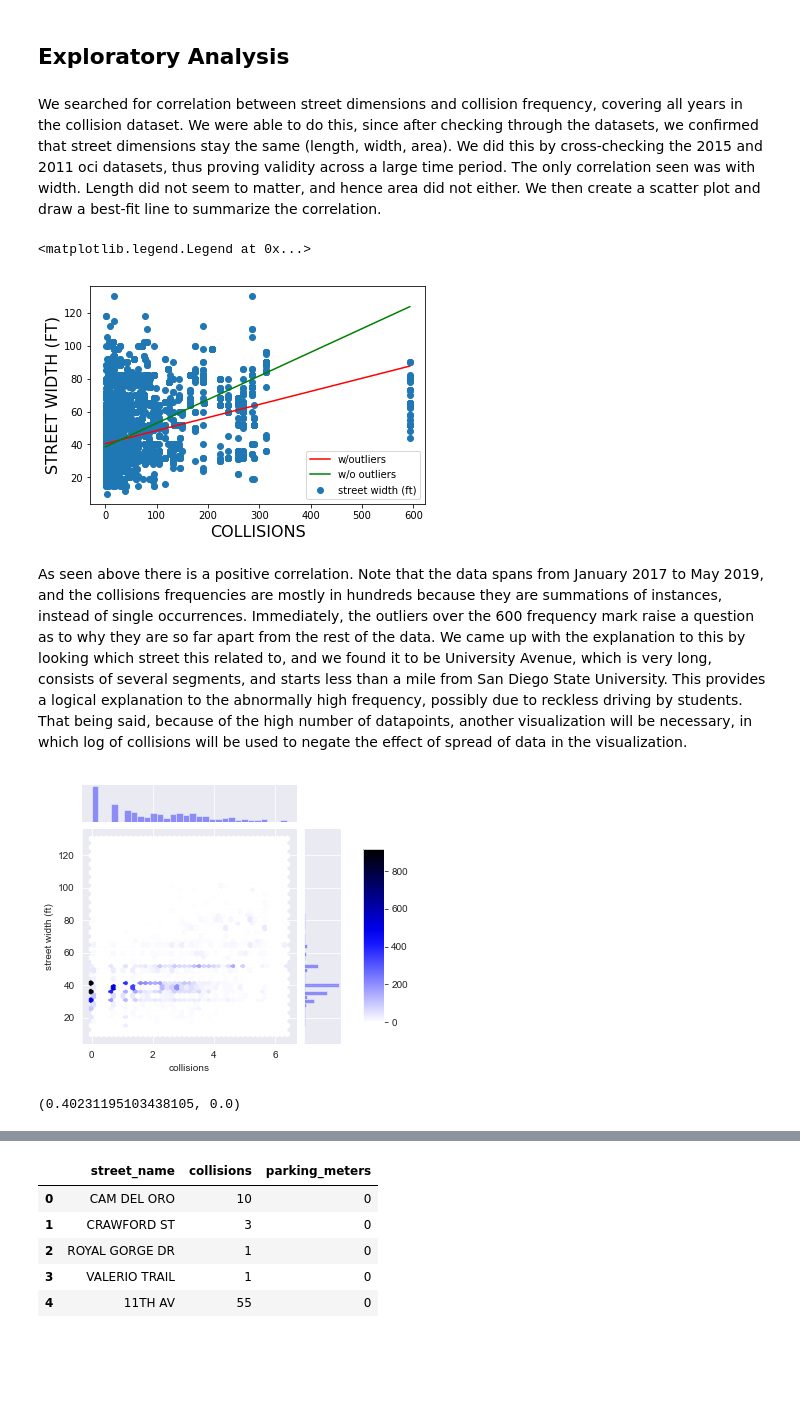
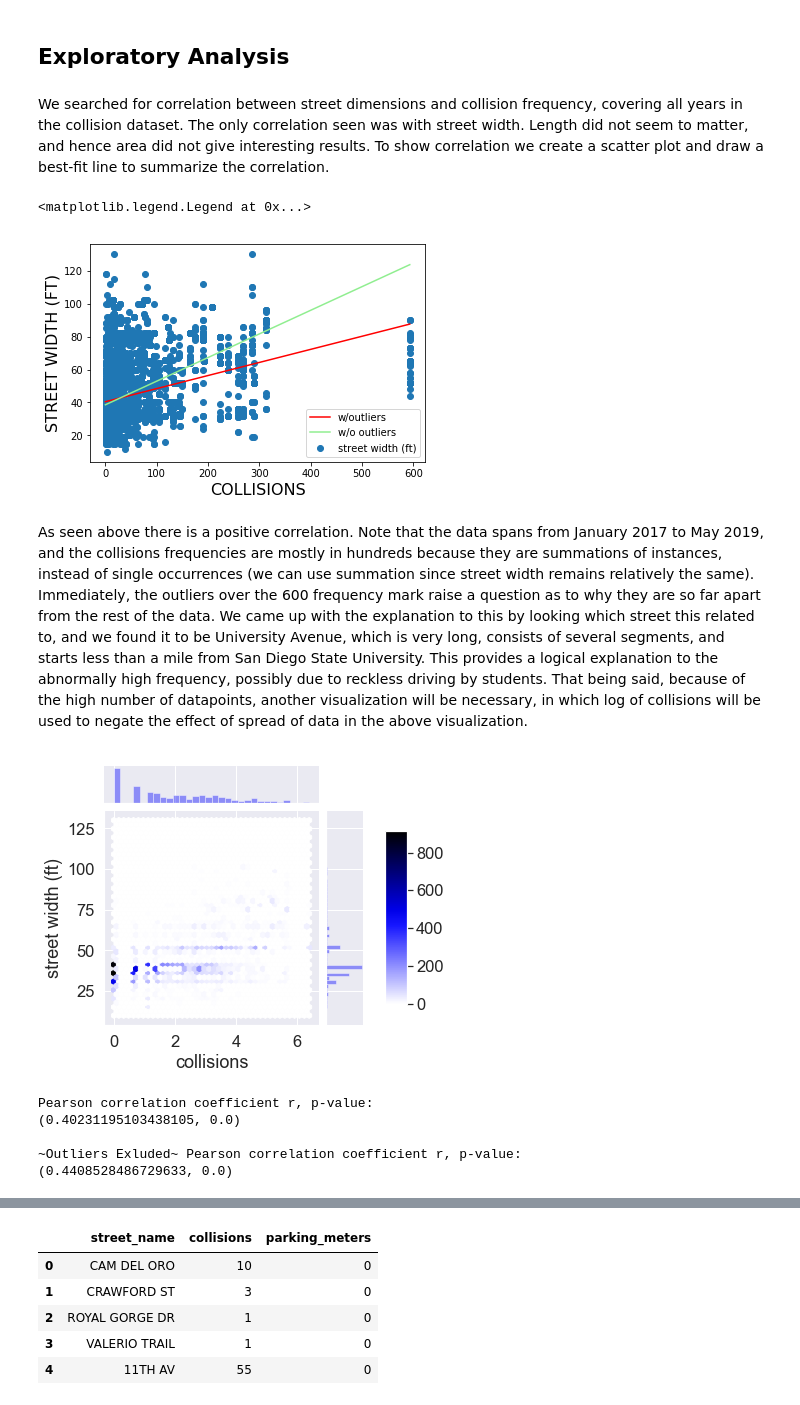
Before and after one commit to rileyfroehlich/COGS-108-Final-Project, a Jupyter notebook: Final_Project.ipynb, the cells around one changed output, grey strips where cells are left out. Cells and saved outputs as stored; diff of their text form; code cells hidden in the pictures; blank space fills up the shorter version.

```diff
--- a/Final_Project.ipynb
+++ b/Final_Project.ipynb
@@ -275,8 +255,7 @@ Per street collision mean (2018):
 # %% [markdown]
 ## Exploratory Analysis
 # %% [markdown]
-We searched for correlation between street dimensions and collision frequency, covering all years in the collision dataset. We were able to do this, since after checking through the datasets, we confirmed that street dimensions stay the same (length, width, area). We did this by cross-checking the 2015 and 2011 oci datasets, thus proving validity across a large time period. The only correlation seen was with width. Length did not seem to matter, and hence area did not either.
-We then create a scatter plot and draw a best-fit line to summarize the correlation.
+We searched for correlation between street dimensions and collision frequency, covering all years in the collision dataset. The only correlation seen was with street width. Length did not seem to matter, and hence area did not give interesting results. To show correlation we create a scatter plot and draw a best-fit line to summarize the correlation.
 # %%
 # best fit line over scatter plot
 a, b = np.polyfit(df_index_collisions['collisions'], df_index_collisions['street width (ft)'], 1)
@@ -301,29 +280,39 @@ a, b = np.polyfit(df_index_collisions_no_outliers['collisions'], df_index_collis
 in_oci = np.arange(0, max(df_index_collisions['collisions']) + 1)
 # apply prediction formula for best fit
 pred_oci = a * in_oci + b
-plt.plot(in_oci, pred_oci, color = "green", label='w/o outliers')
+plt.plot(in_oci, pred_oci, color = "lightgreen", label='w/o outliers')
 
 plt.legend(loc='lower right')
 # %% [output]
 <matplotlib.legend.Legend at 0x...>
-[figure, old version]
+[figure, new version]
 # %% [markdown]
-As seen above there is a positive correlation. Note that the data spans from January 2017 to May 2019, and the collisions frequencies are mostly in hundreds because they are summations of instances, instead of single occurrences. Immediately, the outliers over the 600 frequency mark raise a question as to why they are so far apart from the rest of the data. We came up with the explanation to this by looking which street this related to, and we found it to be University Avenue, which is very long, consists of several segments, and starts less than a mile from San Diego State University. This provides a logical explanation to the abnormally high frequency, possibly due to reckless driving by students. That being said, because of the high number of datapoints, another visualization will be necessary, in which log of collisions will be used to negate the effect of spread of data in the visualization.
+As seen above there is a positive correlation. Note that the data spans from January 2017 to May 2019, and the collisions frequencies are mostly in hundreds because they are summations of instances, instead of single occurrences (we can use summation since street width remains relatively the same). Immediately, the outliers over the 600 frequency mark raise a question as to why they are so far apart from the rest of the data. We came up with the explanation to this by looking which street this related to, and we found it to be University Avenue, which is very long, consists of several segments, and starts less than a mile from San Diego State University. This provides a logical explanation to the abnormally high frequency, possibly due to reckless driving by students. That being said, because of the high number of datapoints, another visualization will be necessary, in which log of collisions will be used to negate the effect of spread of data in the above visualization.
 # %%
 df_index_collisions_copy = df_index_collisions.copy()
+
 # take log of collisions column
 df_index_collisions_copy['collisions'] = np.log(df_index_collisions_copy['collisions'])
 
+# create hex plot for log data
+sns.set(font_scale=1.5)
 sns.set_style("darkgrid")
 hexplot = sns.jointplot(x="collisions", y="street width (ft)", data=df_index_collisions_copy, kind="hex",color = "blue")
 plt.subplots_adjust(left=0.2, right=0.8, top=0.8, bottom=0.2)
 cbar_ax = hexplot.fig.add_axes([.85, .25, .05, .4])
 plt.colorbar(cax=cbar_ax)
 plt.show()
 
 # Find correlation coefficient and significance
+print("Pearson correlation coefficient r, p-value:")
 print(pearsonr(list(df_index_collisions['collisions']),list(df_index_collisions['street width (ft)'])))
+print('\n'+ "~Outliers Exluded~ Pearson correlation coefficient r, p-value:")
+print(pearsonr(list(df_index_collisions_no_outliers['collisions']),list(df_index_collisions_no_outliers['street width (ft)'])))
 # %% [output]
-[figure, old version]
+[figure, new version]
+Pearson correlation coefficient r, p-value:
 (0.40231195103438105, 0.0)
+
+~Outliers Exluded~ Pearson correlation coefficient r, p-value:
+(0.4408528486729633, 0.0)
 # %% [markdown]
```
Also changed, not shown: parts of 12 cells of this notebook.
